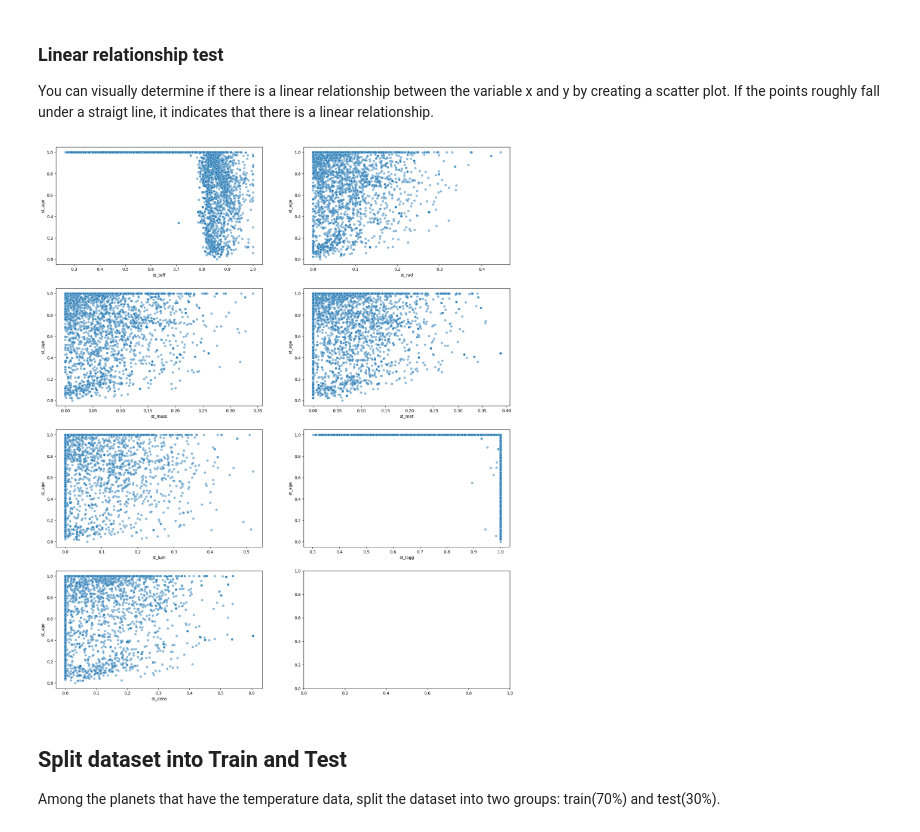
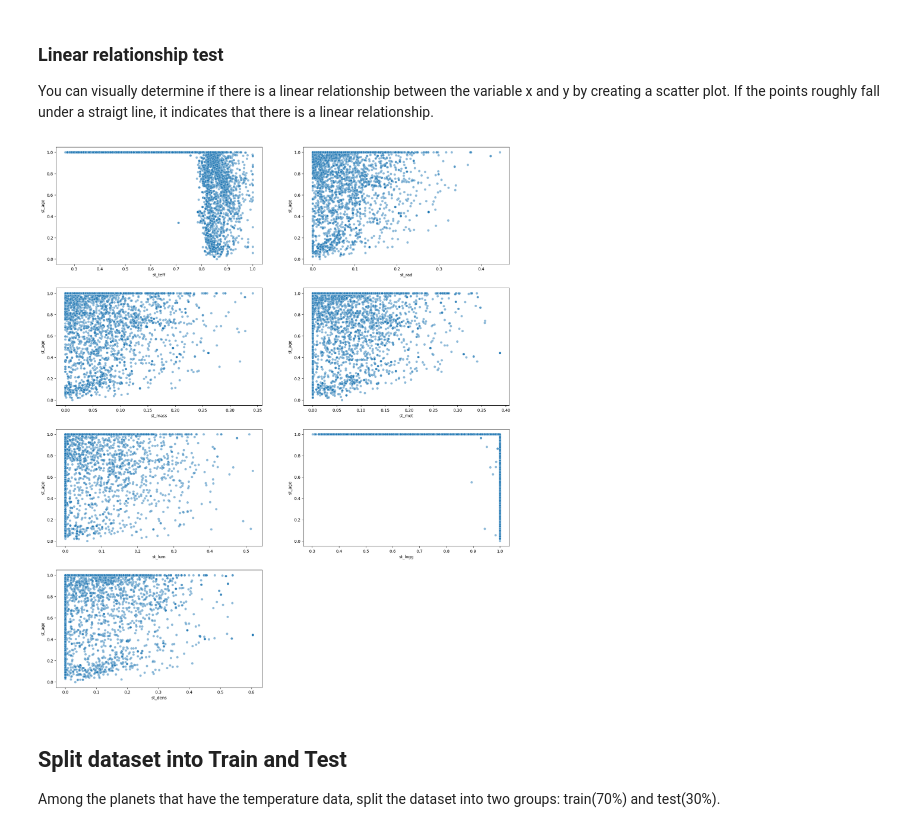
Before and after one commit to leoybkim/exoplanet, a Jupyter notebook: Linear_Regression.ipynb, the cells around one changed output. Saved outputs shown, nothing was run; the diff lists cells and outputs as text; code cells hidden in the pictures.

```diff
--- a/Linear_Regression.ipynb
+++ b/Linear_Regression.ipynb
@@ -230,21 +239,21 @@ You can visually determine if there is a linear relationship between the variabl
 # %%
 fig, ax = plt.subplots(4,2,figsize=(20,24))
 axes = ax.flatten()
 
 def graph_scatterplot(df, x, y, ax, title, xlabel, ylabel):
     sns.scatterplot(x=x, y=y, data=df, ax=ax, alpha=0.5)
 
 graph_scatterplot(df_norm, 'st_teff', 'st_age', axes[0], 'Temperature vs Age', 'Temperature log10(K)', 'Age (Gyr)')
 graph_scatterplot(df_norm, 'st_rad', 'st_age', axes[1], 'Radius vs Age', 'Radius log10(Solar)', 'Age (Gyr)')
 graph_scatterplot(df_norm, 'st_mass', 'st_age', axes[2], 'Mass vs Age', 'Mass log10(Solar)', 'Age (Gyr)')
 graph_scatterplot(df_norm, 'st_met', 'st_age', axes[3], 'Metalicity vs Age', 'Metalicity (dex)', 'Age (Gyr)')
 graph_scatterplot(df_norm, 'st_lum', 'st_age', axes[4], 'Luminosity vs Age', 'Luminosity log10(Solar)', 'Age (Gyr)')
 graph_scatterplot(df_norm, 'st_logg', 'st_age', axes[5], 'Surface Gravity vs Age', 'Gravity log10(cm/s**2)', 'Age (Gyr)')
 graph_scatterplot(df_norm, 'st_dens', 'st_age', axes[6], 'Density vs Age', 'Density log10(g/cm**3)', 'Age (Gyr)')
-
+axes[7].axis('off')
 plt.show()
 # %% [output]
-[figure, old version]
+[figure, new version]
 # %% [markdown]
 ## Split dataset into Train and Test
 
```
Also changed, not shown: parts of 12 cells of this notebook.
